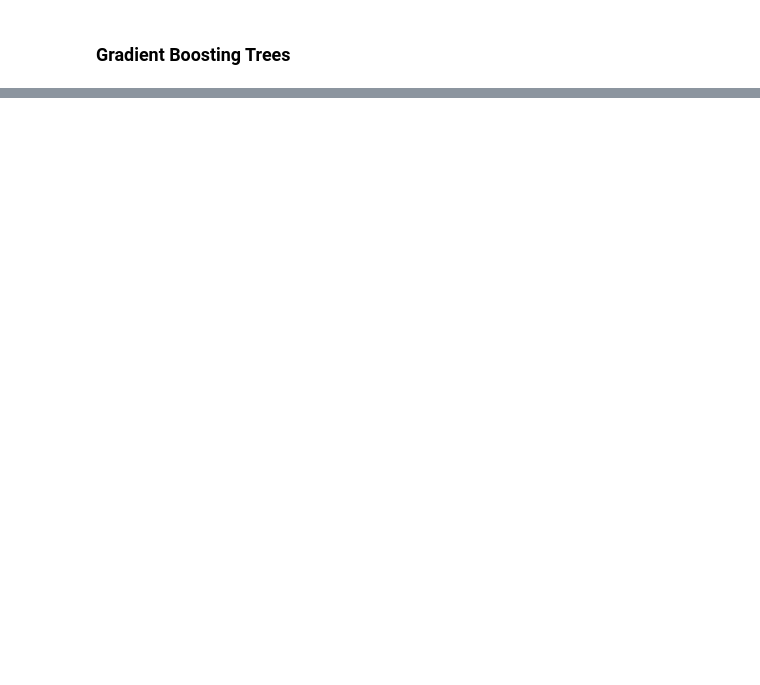
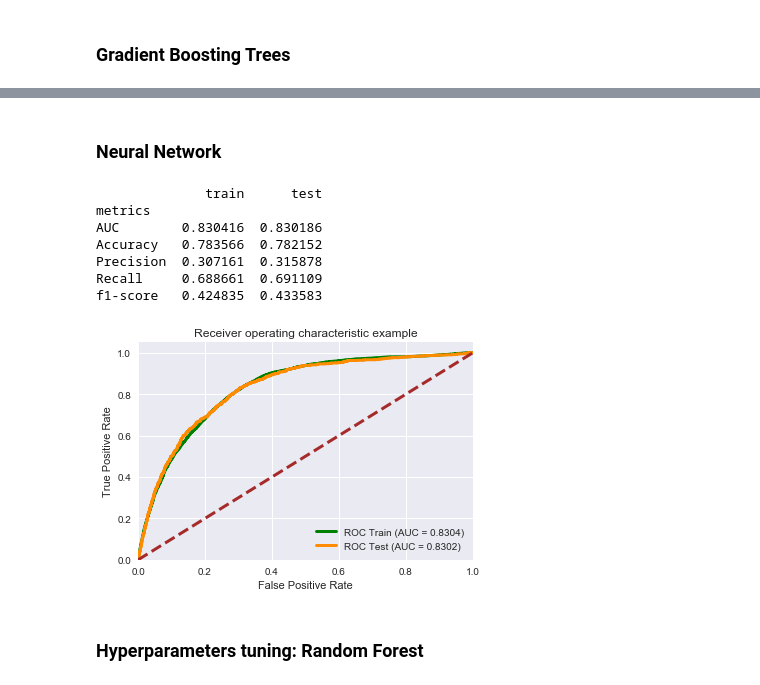
Before and after one commit to XuDou/bank-marketing-prediction, a Jupyter notebook: bank_marketing.ipynb, the cells around one changed output, grey strips where cells are left out. Cells and saved outputs as stored; diff of their text form; code cells hidden in the pictures; blank space fills up the shorter version.

```diff
--- a/bank_marketing.ipynb
+++ b/bank_marketing.ipynb
@@ -298,0 +301,27 @@ f1-score   0.452830  0.450721
+# %% [markdown]
+### Neural Network
+# %%
+from sklearn.neural_network import MLPClassifier
+
+# Choose some parameter combinations to try
+parameters = {
+    'solver':'adam',
+    'activation':'relu',
+    'alpha':1e-6, #increase alpha->increase penalty :: http://scikit-learn.org/stable/auto_examples/neural_networks/plot_mlp_alpha.html#sphx-glr-auto-examples-neural-networks-plot-mlp-alpha-py
+    'hidden_layer_sizes':(32,16,8),
+    'learning_rate':'adaptive',
+    'random_state':1
+    }
+clf = MLPClassifier(**parameters)
+
+# Train test model
+train_test_model(clf, X_train, y_train, X_test, y_test)
+# %% [output]
+              train      test
+metrics
+AUC        0.830416  0.830186
+Accuracy   0.783566  0.782152
+Precision  0.307161  0.315878
+Recall     0.688661  0.691109
+f1-score   0.424835  0.433583
+[figure, added]
@@ -298,0 +344,2 @@ f1-score   0.452830  0.450721
+# %% [markdown]
+### Hyperparameters tuning: Random Forest
```
Also changed, not shown: parts of 15 cells of this notebook.
